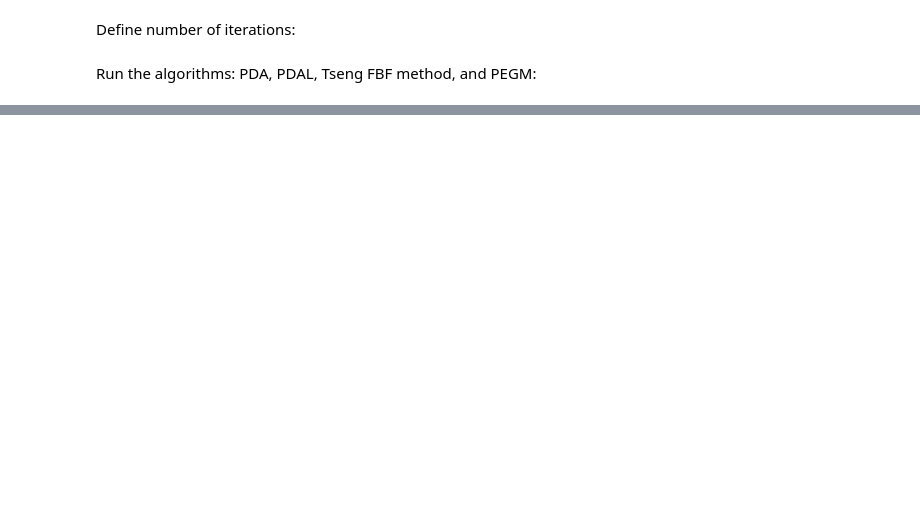
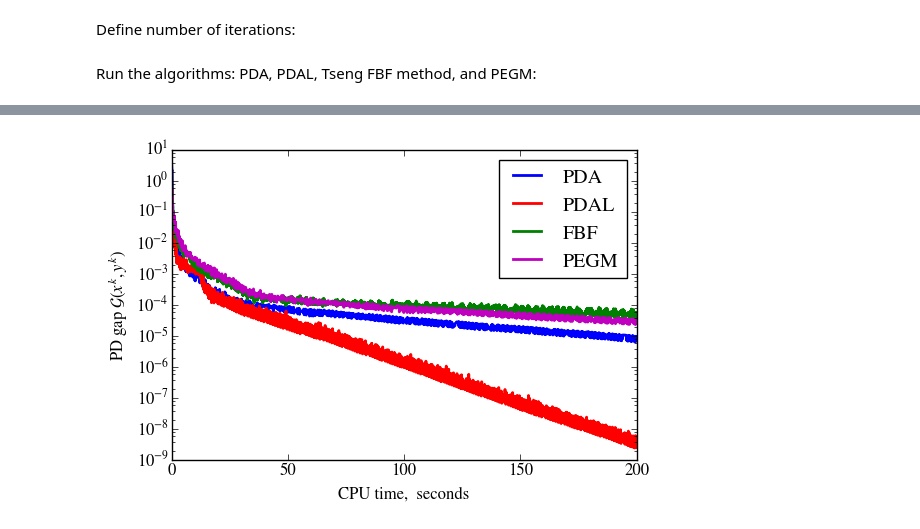
Before and after one commit to ymalitsky/primal-dual-linesearch, a Jupyter notebook: Matrix Games.ipynb, the cells around one changed output, grey strips where cells are left out. Drawn from its saved outputs; the diff is of its cells as text; code cells hidden in the pictures; blank space fills up the shorter version.

```diff
--- a/Matrix Games.ipynb
+++ b/Matrix Games.ipynb
@@ -175,0 +162,29 @@ plt.show()
+# %%
+answers = [ans1, ans2, ans3, ans4]
+alg = ["PDA", "PDAL", "FBF", "PEGM"]
+
+time_stamp = 200
+# %%
+a1,a2 = cut_time(ans1[0],ans1[1], t=time_stamp)
+b1,b2 = cut_time(ans2[0],ans2[1], t=time_stamp)
+c1,c2 = cut_time(ans3[0],ans3[1], t=time_stamp)
+d1,d2 = cut_time(ans4[0],ans4[1], t=time_stamp)
+
+
+plt.plot(a1, a2, 'b', label = alg[0])
+plt.plot(b1, b2, 'r', label = alg[1])
+plt.plot(c1, c2, 'g', label = alg[2])
+plt.plot(d1, d2, 'm', label = alg[3])
+plt.yscale('log')
+#plt.xscale('log')
+
+plt.xlabel(u'CPU time,  seconds')
+plt.ylabel(u'PD gap $\mathcal{G}(x^k,y^k)$')
+
+
+plt.legend()
+plt.savefig('figures/minmax-?.pdf', bbox_inches='tight')
+plt.show()
+plt.clf()
+# %% [output]
+[figure, added]
```
Also changed, not shown: parts of 14 cells of this notebook, 17 other files.
